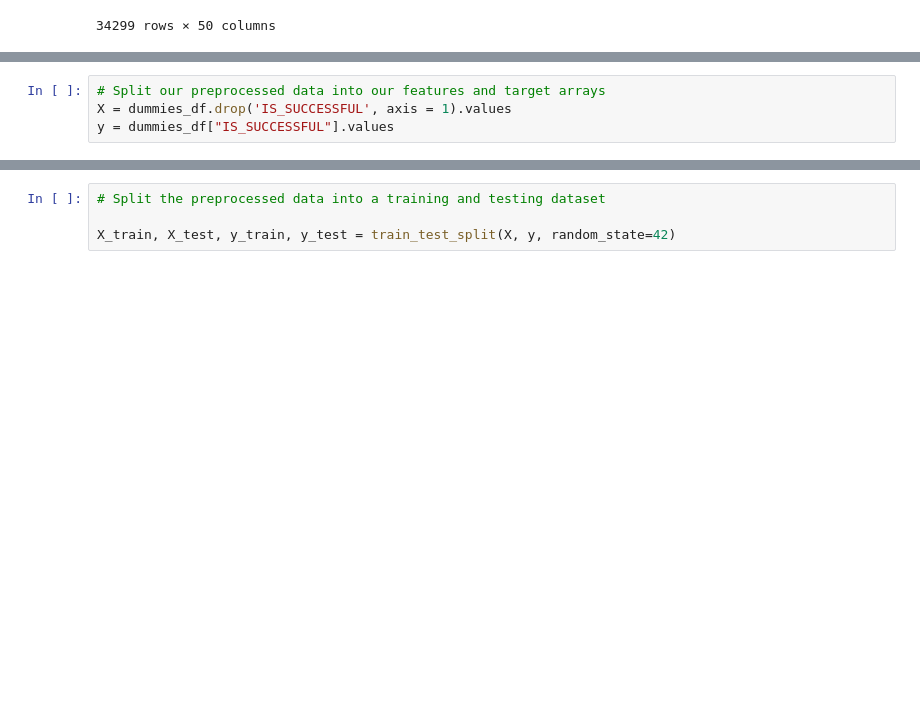
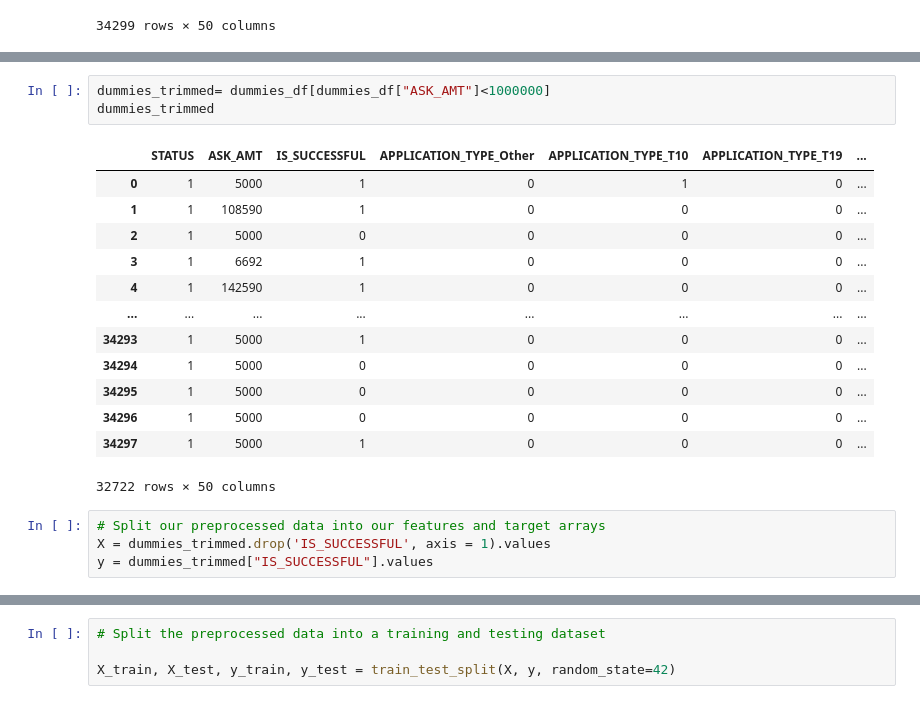
Before and after one commit to norojordan/Deep-Learning-HW, a Jupyter notebook: AlphabetSoupCharity_Optimization.ipynb, the cells around one changed output, grey strips where cells are left out. Cells and saved outputs as stored; diff of their text form; blank space fills up the shorter version.

```diff
--- a/AlphabetSoupCharity_Optimization.ipynb
+++ b/AlphabetSoupCharity_Optimization.ipynb
@@ -219,7 +225,24 @@ dummies_df
+# %%
+dummies_trimmed= dummies_df[dummies_df["ASK_AMT"]<1000000]
+dummies_trimmed
+# %% [output]
+|  | STATUS | ASK_AMT | IS_SUCCESSFUL | APPLICATION_TYPE_Other | APPLICATION_TYPE_T10 | APPLICATION_TYPE_T19 | ... |
+| 0 | 1 | 5000 | 1 | 0 | 1 | 0 | ... |
+| 1 | 1 | 108590 | 1 | 0 | 0 | 0 | ... |
+| 2 | 1 | 5000 | 0 | 0 | 0 | 0 | ... |
+| 3 | 1 | 6692 | 1 | 0 | 0 | 0 | ... |
+| 4 | 1 | 142590 | 1 | 0 | 0 | 0 | ... |
+| ... | ... | ... | ... | ... | ... | ... | ... |
+| 34293 | 1 | 5000 | 1 | 0 | 0 | 0 | ... |
+| 34294 | 1 | 5000 | 0 | 0 | 0 | 0 | ... |
+| 34295 | 1 | 5000 | 0 | 0 | 0 | 0 | ... |
+| 34296 | 1 | 5000 | 0 | 0 | 0 | 0 | ... |
+| 34297 | 1 | 5000 | 1 | 0 | 0 | 0 | ... |
+32722 rows × 50 columns
 # %%
 # Split our preprocessed data into our features and target arrays
-X = dummies_df.drop('IS_SUCCESSFUL', axis = 1).values
-y = dummies_df["IS_SUCCESSFUL"].values
+X = dummies_trimmed.drop('IS_SUCCESSFUL', axis = 1).values
+y = dummies_trimmed["IS_SUCCESSFUL"].values
 # %%
 X
 # %% [output]
```
Also changed, not shown: parts of 6 cells of this notebook, 1 other file.
